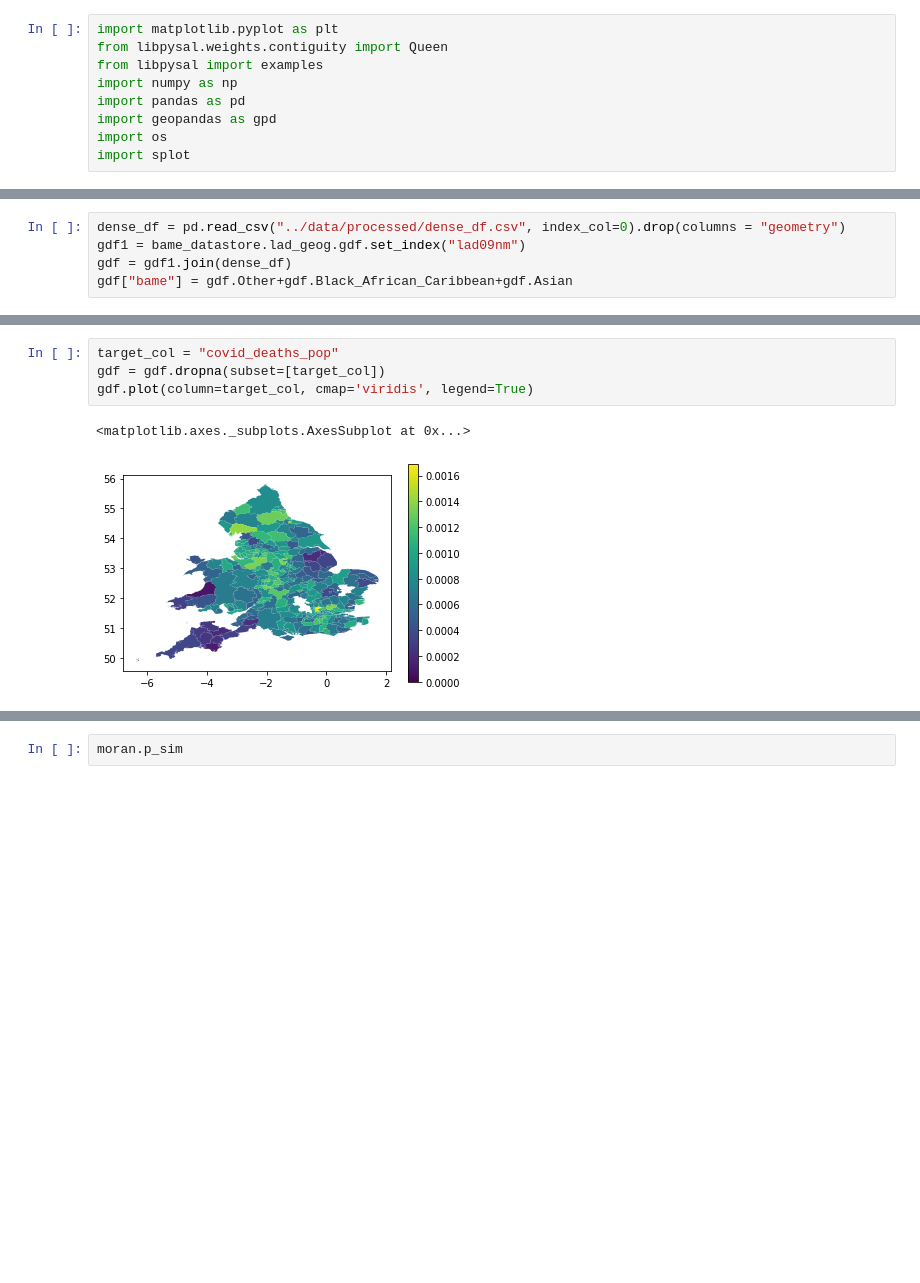
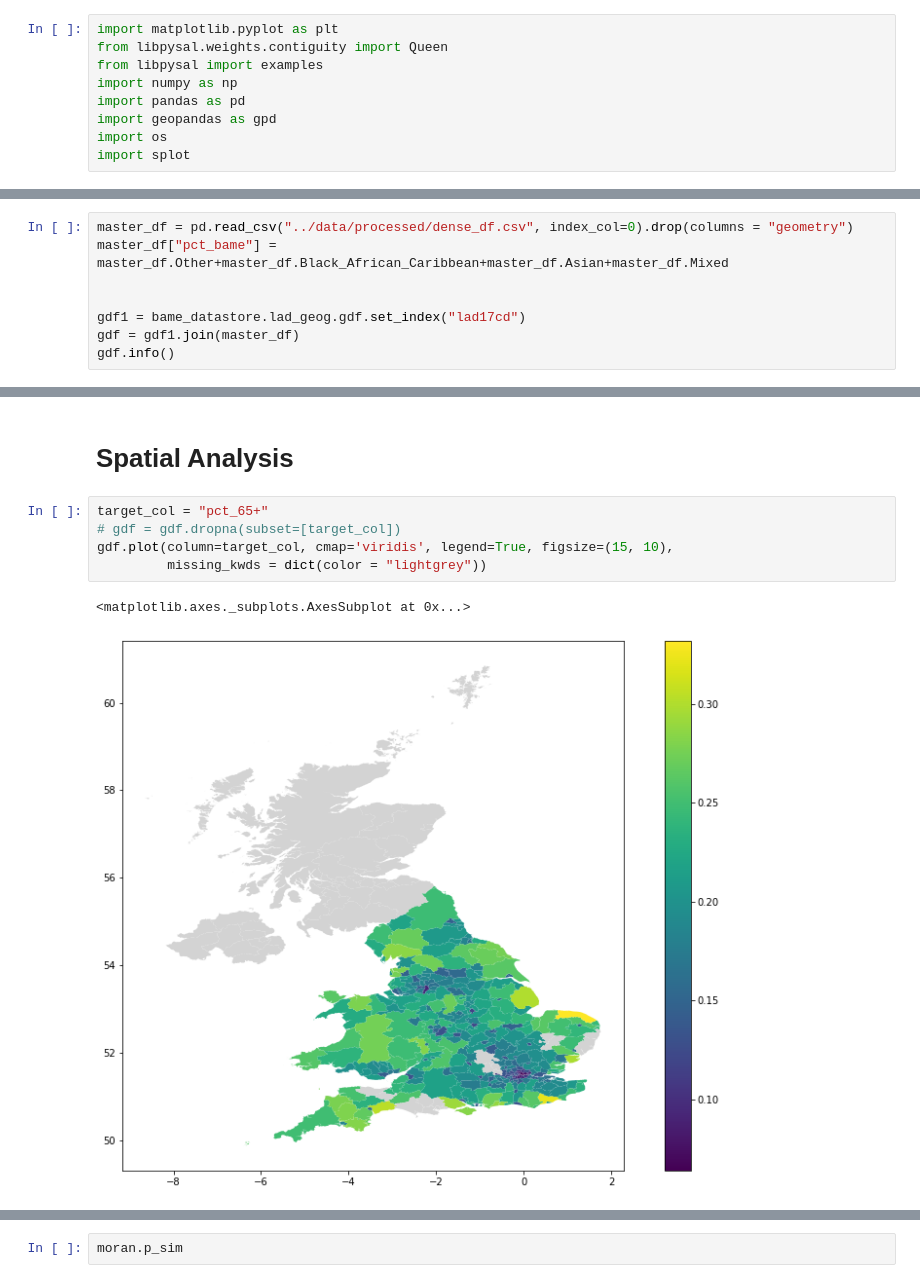
Before and after one commit to Quotennial/covid_bame, a Jupyter notebook: notebooks/spatial_analysis.ipynb, the cells around one changed output, grey strips where cells are left out. Cells and saved outputs as stored; diff of their text form; blank space fills up the shorter version.

```diff
--- a/notebooks/spatial_analysis.ipynb
+++ b/notebooks/spatial_analysis.ipynb
@@ -45,7 +45,10 @@ Found local clean copy of key_workers
 Found local clean copy of deprivation_data
 Found local clean copy of population_est_data
 # %%
-dense_df = pd.read_csv("../data/processed/dense_df.csv", index_col=0).drop(columns = "geometry")
-gdf1 = bame_datastore.lad_geog.gdf.set_index("lad09nm")
-gdf = gdf1.join(dense_df)
-gdf["bame"] = gdf.Other+gdf.Black_African_Caribbean+gdf.Asian
+master_df = pd.read_csv("../data/processed/dense_df.csv", index_col=0).drop(columns = "geometry")
+master_df["pct_bame"] = master_df.Other+master_df.Black_African_Caribbean+master_df.Asian+master_df.Mixed
+
+
+gdf1 = bame_datastore.lad_geog.gdf.set_index("lad17cd")
+gdf = gdf1.join(master_df)
+gdf.info()
@@ -59,8 +99,11 @@ Index(['objectid', 'lad09cd', 'lad09nmw', 'st_areashape', 'st_lengthshape',
+# %% [markdown]
+# Spatial Analysis
 # %%
-target_col = "covid_deaths_pop"
-gdf = gdf.dropna(subset=[target_col])
-gdf.plot(column=target_col, cmap='viridis', legend=True)
+target_col = "pct_65+"
+# gdf = gdf.dropna(subset=[target_col])
+gdf.plot(column=target_col, cmap='viridis', legend=True, figsize=(15, 10),
+         missing_kwds = dict(color = "lightgrey"))
 # %% [output]
 <matplotlib.axes._subplots.AxesSubplot at 0x...>
-[figure, old version]
+[figure, new version]
 # %%
```
Also changed, not shown: parts of 12 cells of this notebook, 25 other files.
